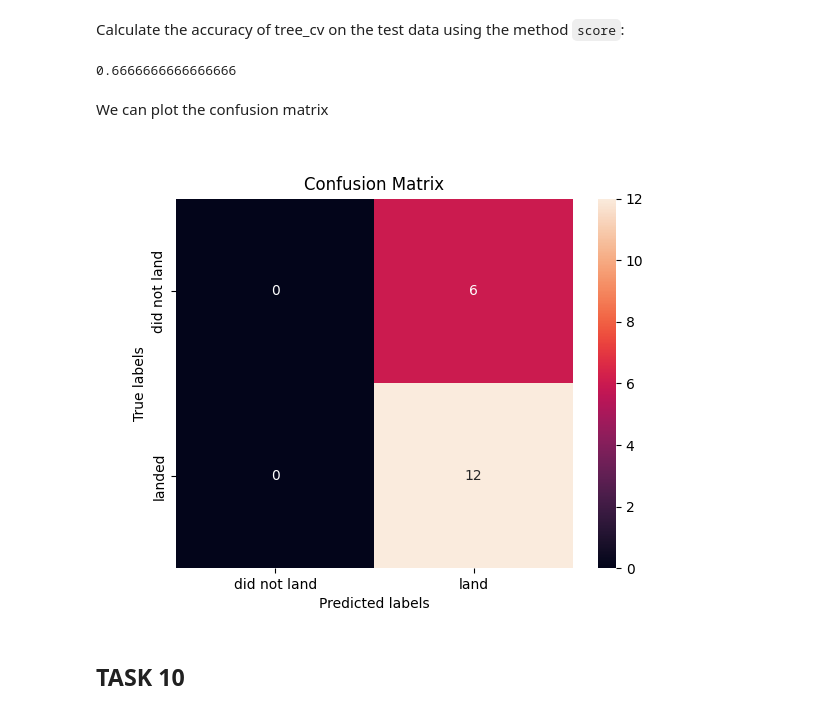
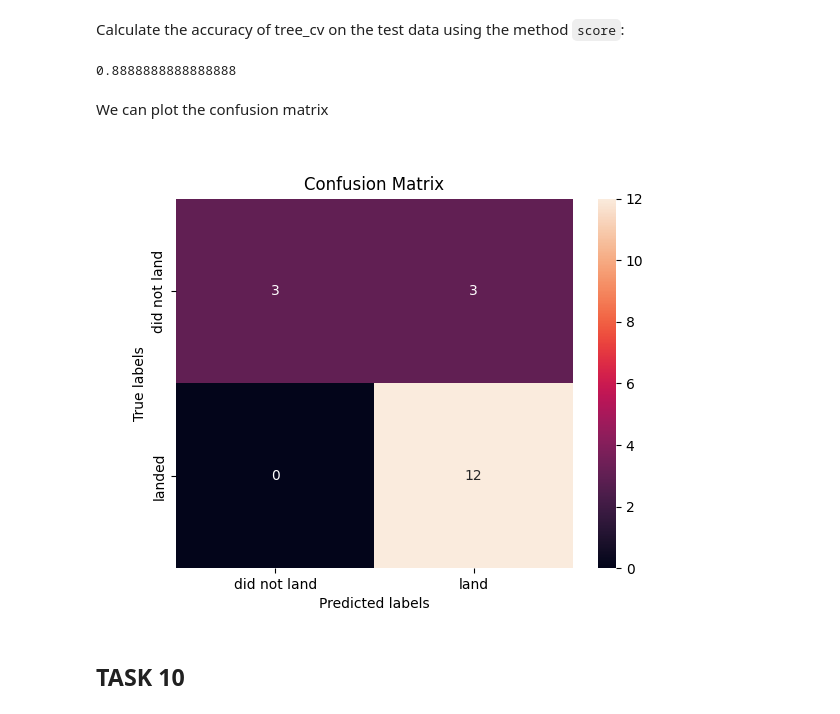
Before and after one commit to sjweiler/ds_capstone, a Jupyter notebook: IBM-DS0321EN-SkillsNetwork_labs_module_4_SpaceX_Machine_Learning_Prediction_Part_5.jupyterlite.ipynb, the cells around one changed output. Drawn from its saved outputs; the diff is of its cells as text; code cells hidden in the pictures.

```diff
--- a/IBM-DS0321EN-SkillsNetwork_labs_module_4_SpaceX_Machine_Learning_Prediction_Part_5.jupyterlite.ipynb
+++ b/IBM-DS0321EN-SkillsNetwork_labs_module_4_SpaceX_Machine_Learning_Prediction_Part_5.jupyterlite.ipynb
@@ -170,8 +170,8 @@ parameters ={'C':[0.01,0.1,1],
 # %%
 parameters ={"C":[0.01,0.1,1],'penalty':['l2'], 'solver':['lbfgs']}# l1 lasso l2 ridge
 lr=LogisticRegression()
-logreg_cv = GridSearchCV(estimator=LogisticRegression(), param_grid=parameters, cv=10)
-logreg_cv.fit(X, Y)
+logreg_cv = GridSearchCV(estimator=lr, param_grid=parameters, cv=10)
+logreg_cv.fit(X_train, Y_train)
 # %% [output]
 GridSearchCV(cv=10, estimator=LogisticRegression(),
              param_grid={'C': [0.01, 0.1, 1], 'penalty': ['l2'],
@@ -212,7 +213,7 @@ parameters = {'kernel':('linear', 'rbf','poly','rbf', 'sigmoid'),
 svm = SVC()
 # %%
 svm_cv=GridSearchCV(estimator=svm, param_grid=parameters, cv=10)
-svm_cv.fit(X, Y)
+svm_cv.fit(X_train, Y_train)
 # %% [output]
 GridSearchCV(cv=10, estimator=SVC(),
              param_grid={'C': array([1.00000000e-03, 3.16227766e-02, 1.00000000e+00, 3.16227766e+01,
@@ -255,7 +259,7 @@ parameters = {'criterion': ['gini', 'entropy'],
 tree = DecisionTreeClassifier()
 # %%
 tree_cv=GridSearchCV(estimator=tree, param_grid=parameters, cv=10)
-tree_cv.fit(X,Y)
+tree_cv.fit(X_train,Y_train)
 # %% [output]
 GridSearchCV(cv=10, estimator=DecisionTreeClassifier(),
              param_grid={'criterion': ['gini', 'entropy'],
@@ -275,16 +279,17 @@ accuracy : 0.8888888888888887
 # %% [markdown]
 Calculate the accuracy of tree_cv on the test data using the method <code>score</code>:
 # %%
-tree_cv.score(X_test,Y_test)
+tree_accuracy=tree_cv.score(X_test,Y_test)
+tree_accuracy
 # %% [output]
-0.6666666666666666
+0.8888888888888888
 # %% [markdown]
 We can plot the confusion matrix
 # %%
-yhat = tree_cv.predict(X_test)
-plot_confusion_matrix(Y_test,yhat)
+tree_yhat = tree_cv.predict(X_test)
+plot_confusion_matrix(Y_test,tree_yhat)
 # %% [output]
-[figure, old version]
+[figure, new version]
 # %% [markdown]
 ## TASK  10
 # %% [markdown]
```
Also changed, not shown: parts of 15 cells of this notebook.
